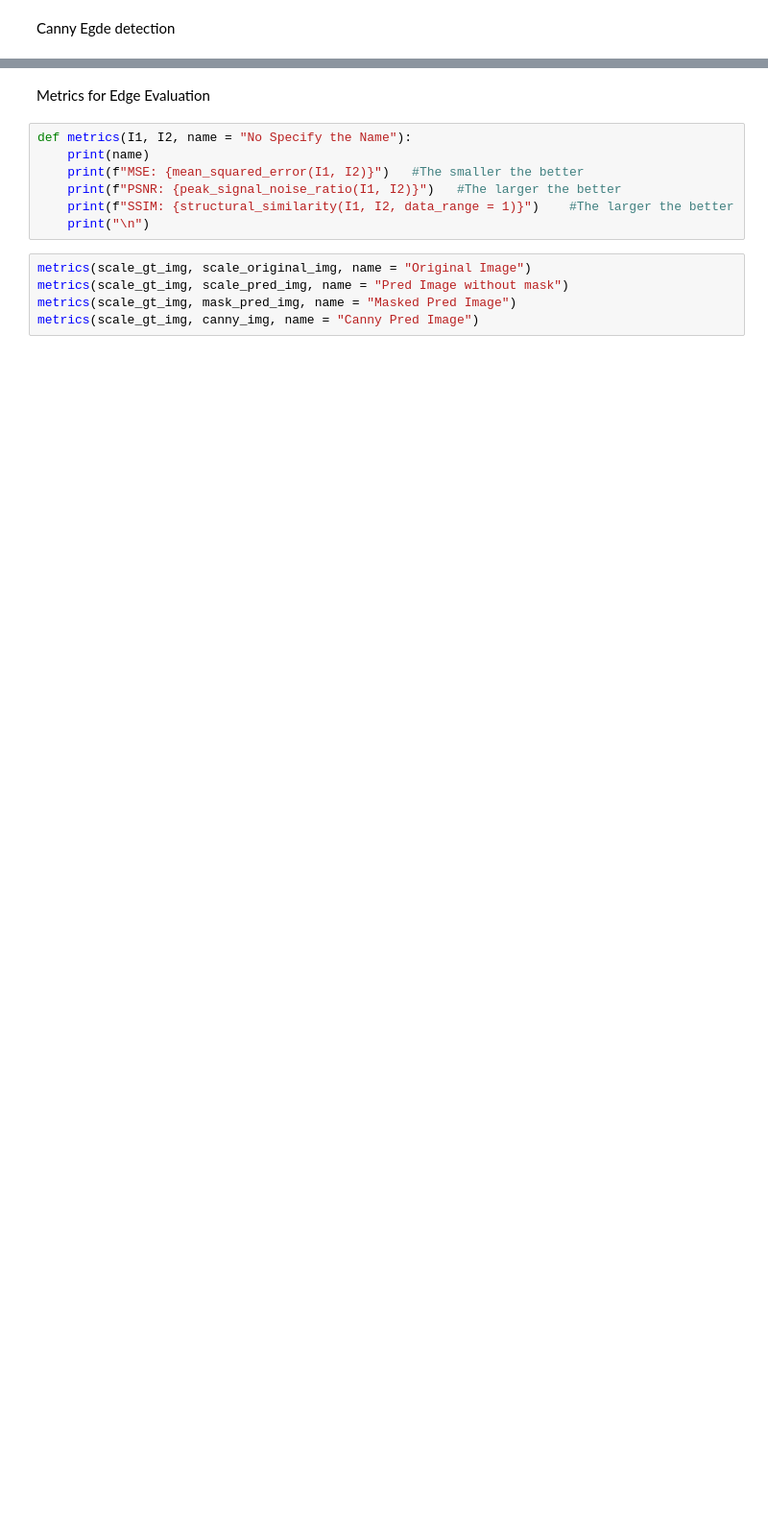
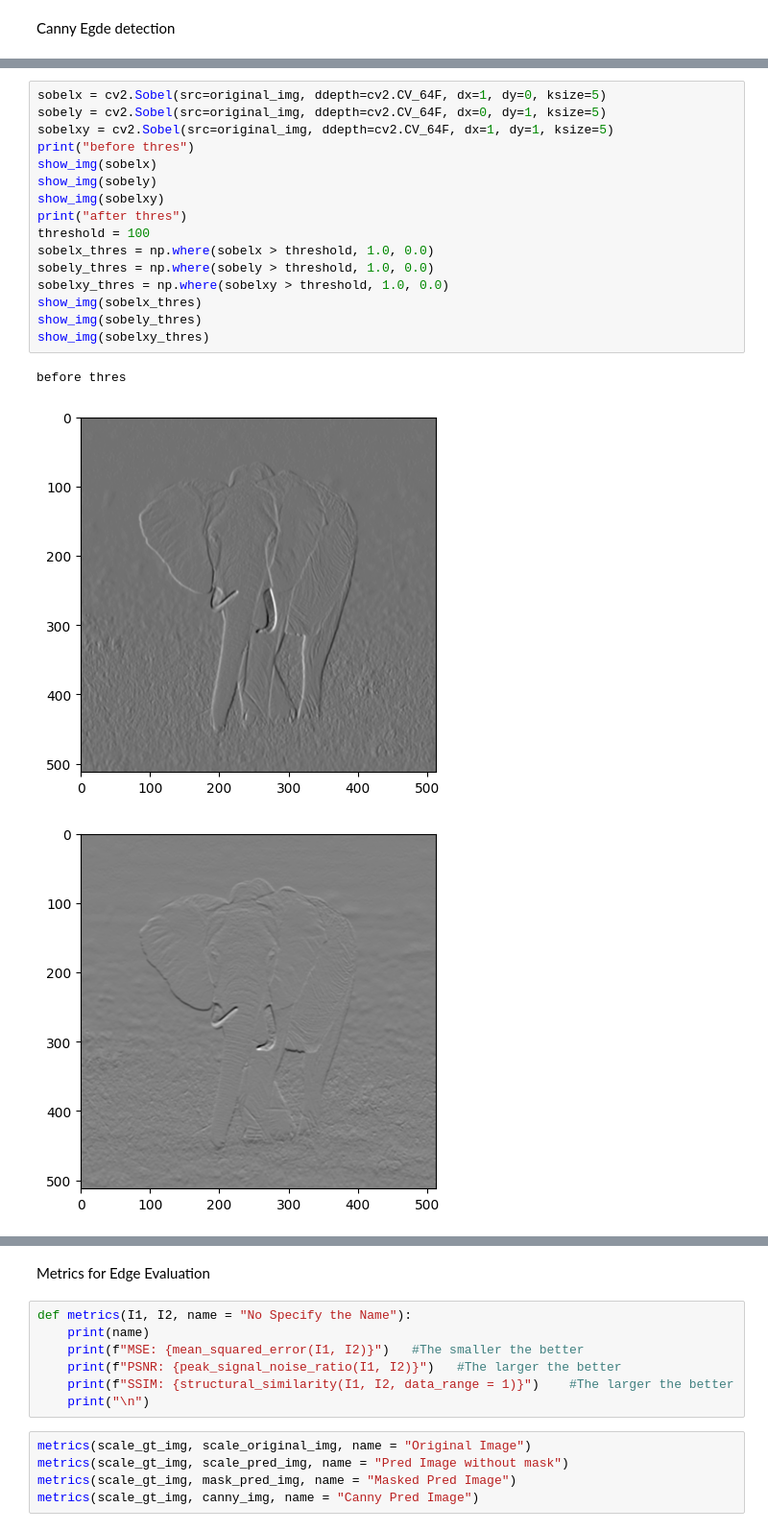
Before and after one commit to chungen04/NTUEE_CommLab, a Jupyter notebook: evaluate.ipynb, the cells around one changed output, grey strips where cells are left out. Shown at 96% size. Saved outputs shown, nothing was run; the diff lists cells and outputs as text; blank space fills up the shorter version.

```diff
--- a/evaluate.ipynb
+++ b/evaluate.ipynb
@@ -54,0 +67,20 @@ show_img(canny_img)
+# %%
+sobelx = cv2.Sobel(src=original_img, ddepth=cv2.CV_64F, dx=1, dy=0, ksize=5)
+sobely = cv2.Sobel(src=original_img, ddepth=cv2.CV_64F, dx=0, dy=1, ksize=5)
+sobelxy = cv2.Sobel(src=original_img, ddepth=cv2.CV_64F, dx=1, dy=1, ksize=5)
+print("before thres")
+show_img(sobelx)
+show_img(sobely)
+show_img(sobelxy)
+print("after thres")
+threshold = 100
+sobelx_thres = np.where(sobelx > threshold, 1.0, 0.0)
+sobely_thres = np.where(sobely > threshold, 1.0, 0.0)
+sobelxy_thres = np.where(sobelxy > threshold, 1.0, 0.0)
+show_img(sobelx_thres)
+show_img(sobely_thres)
+show_img(sobelxy_thres)
+# %% [output]
+before thres
+[figure, added]
+[figure, added]
```
Also changed, not shown: parts of 9 cells of this notebook.
